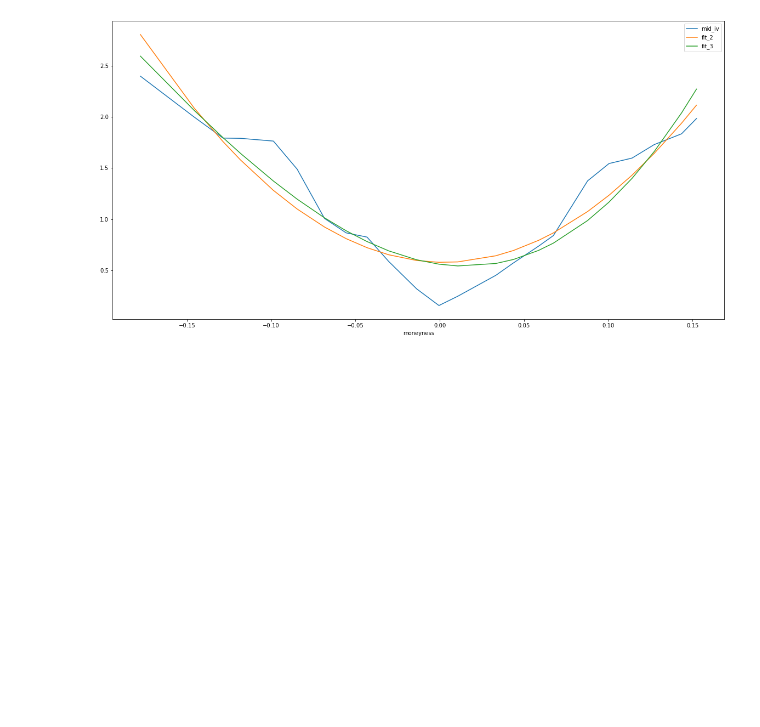
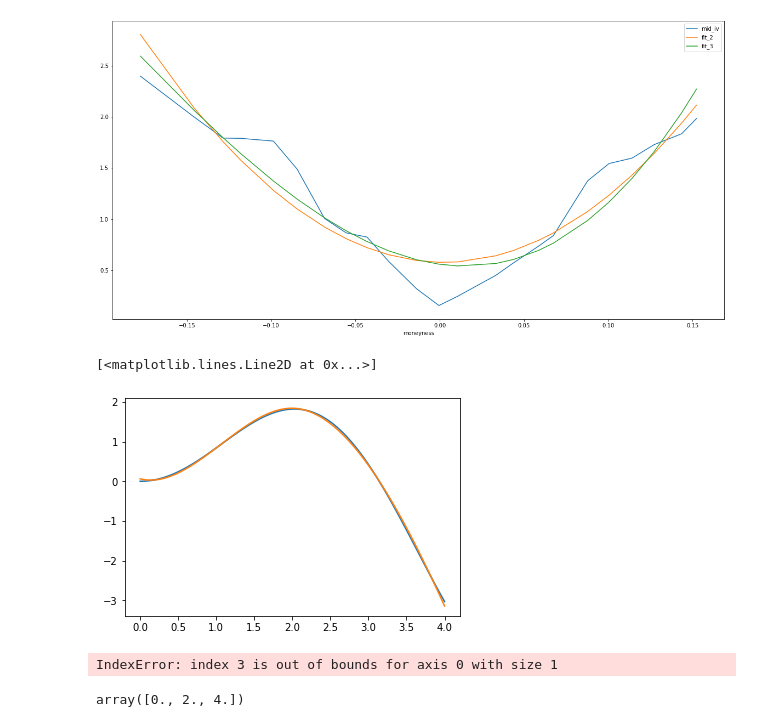
Before and after one commit to srajangarg/irage-assignment, a Jupyter notebook: work/Untitled.ipynb, the cells around one changed output. Saved outputs shown, nothing was run; the diff lists cells and outputs as text; code cells hidden in the pictures; blank space fills up the shorter version.

```diff
--- a/work/Untitled.ipynb
+++ b/work/Untitled.ipynb
@@ -205,0 +206,18 @@ ln(k/m)^2
+# %%
+x = np.linspace(0, 4, 100)
+# %%
+y = x * np.sin(x)
+# %%
+plt.plot(x, y)
+plt.plot(x, spl(x))
+# %% [output]
+[<matplotlib.lines.Line2D at 0x...>]
+[figure, added]
+# %%
+spl = make_lsq_spline(x, y, t=[q, 2])
+# %% [output]
+IndexError: index 3 is out of bounds for axis 0 with size 1
+# %%
+spl.get_knots()
+# %% [output]
+array([0., 2., 4.])
```
Also changed, not shown: parts of 3 cells of this notebook.
